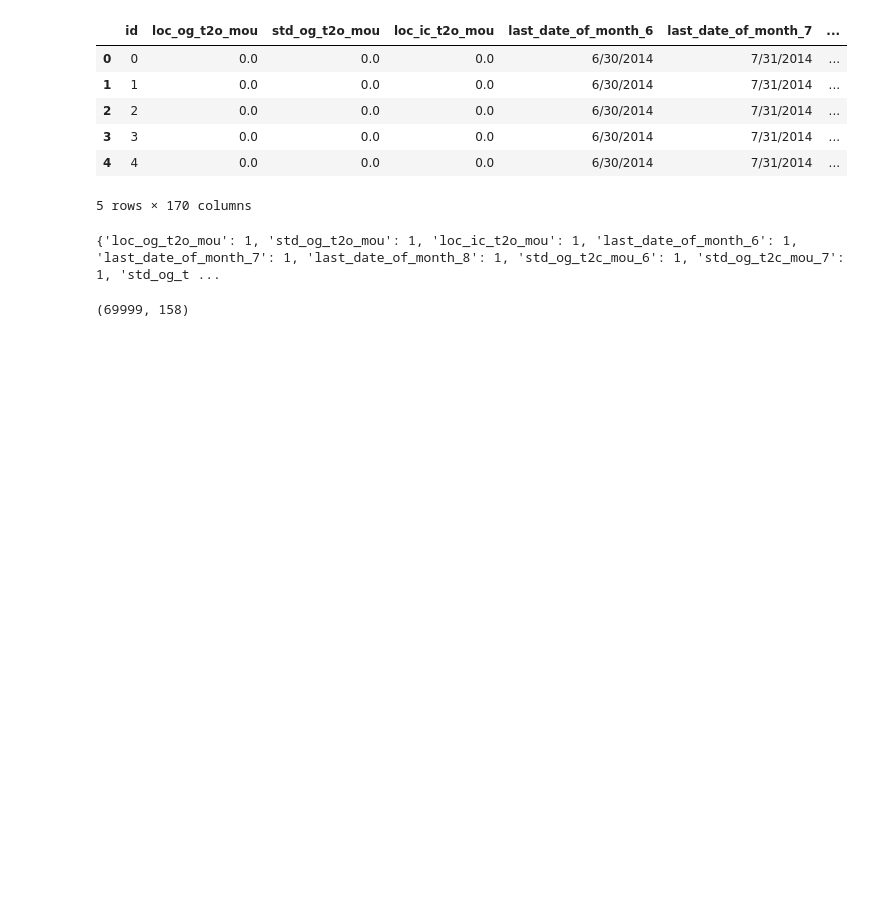
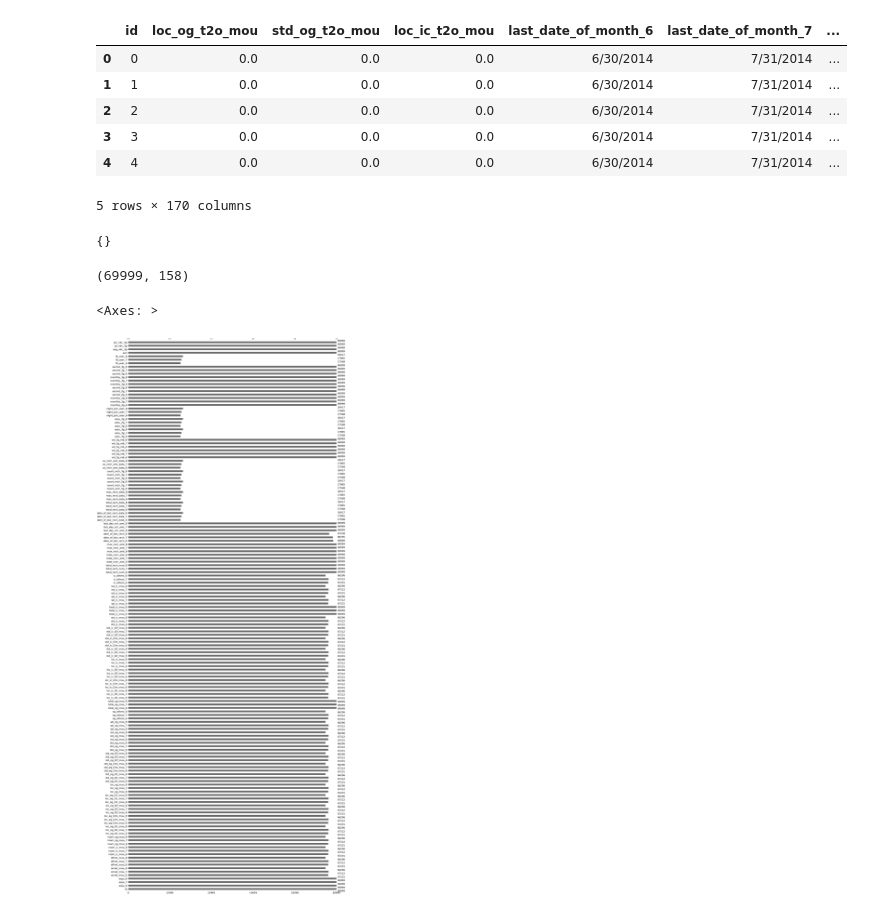
Before and after one commit to thomami244/Telecom_Churn_Case_Study_Hackathon, a Jupyter notebook: Telecom_Churn_Case_Study_Hackathon.ipynb, the cells around one changed output. Cells and saved outputs as stored; diff of their text form; code cells hidden in the pictures; blank space fills up the shorter version.

```diff
--- a/Telecom_Churn_Case_Study_Hackathon.ipynb
+++ b/Telecom_Churn_Case_Study_Hackathon.ipynb
@@ -126,8 +130,8 @@ X.head()
 | 4 | 4 | 0.0 | 0.0 | 0.0 | 6/30/2014 | 7/31/2014 | ... |
 5 rows × 170 columns
 # %%
-# Define a threshold for "few unique values" (e.g., 10 unique values or less)
-threshold = 10
+# Define a threshold for finding a few unique values
+threshold = 1
 
 # Find columns with unique value counts below the threshold
 few_unique_cols = {col: X[col].nunique() for col in X.columns if X[col].nunique() <= threshold}
@@ -135,7 +139,7 @@ few_unique_cols = {col: X[col].nunique() for col in X.columns if X[col].nunique(
 # Display the columns and their unique counts
 print(few_unique_cols)
 # %% [output]
-{'loc_og_t2o_mou': 1, 'std_og_t2o_mou': 1, 'loc_ic_t2o_mou': 1, 'last_date_of_month_6': 1, 'last_date_of_month_7': 1, 'last_date_of_month_8': 1, 'std_og_t2c_mou_6': 1, 'std_og_t2c_mou_7': 1, 'std_og_t ...
+{}
 # %%
 # Filter out columns with only one unique value
 single_value_columns = [col for col in X.columns if X[col].nunique() == 1]
@@ -147,3 +151,8 @@ X = X.drop(columns=single_value_columns)
 X.shape
 # %% [output]
 (69999, 158)
+# %%
+msno.bar(X)
+# %% [output]
+<Axes: >
+[figure, added]
```
Also changed, not shown: parts of 14 cells of this notebook.
